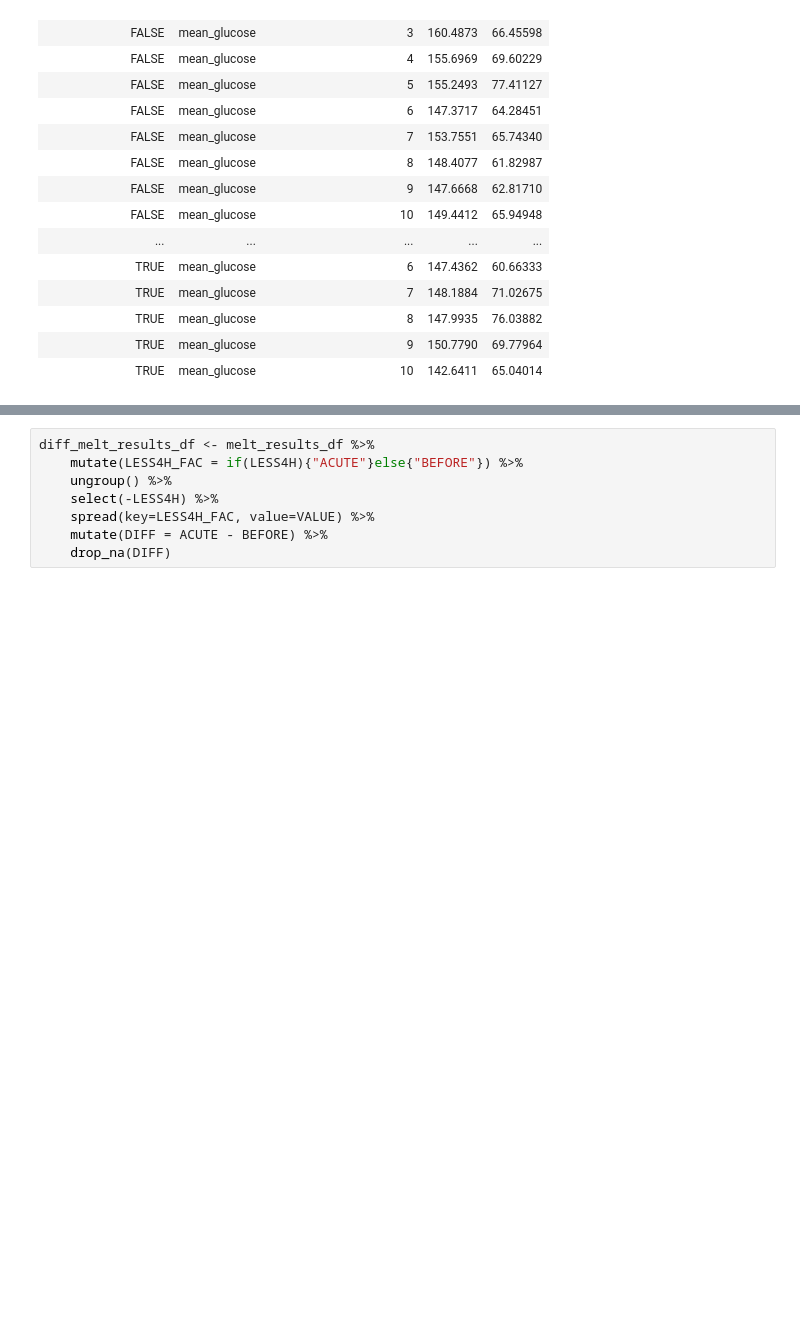
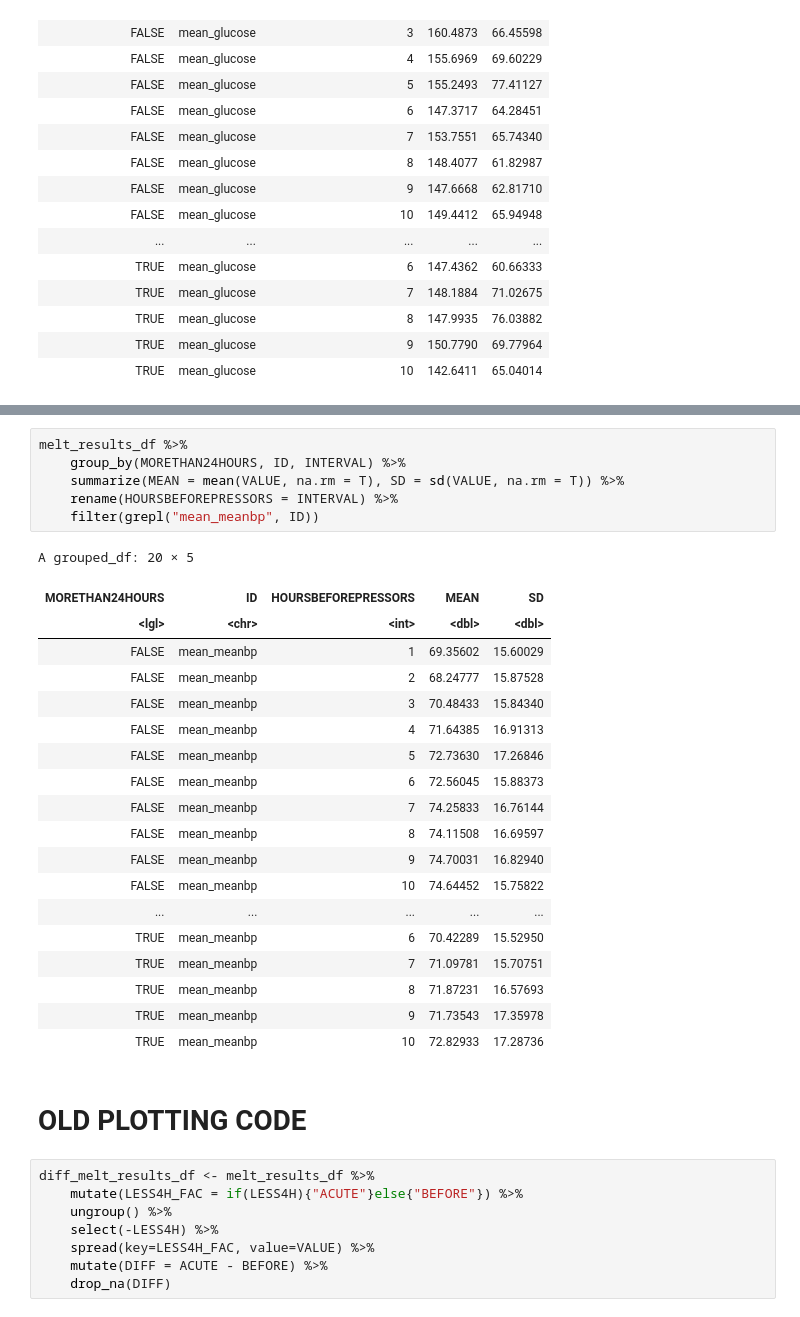
Before and after one commit to ruoyijiang/general, a Jupyter notebook: projects/haimovich_pressors/R_Pressor_Outcomes.ipynb, the cells around one changed output, grey strips where cells are left out. Saved outputs shown, nothing was run; the diff lists cells and outputs as text; blank space fills up the shorter version.

```diff
--- a/projects/haimovich_pressors/R_Pressor_Outcomes.ipynb
+++ b/projects/haimovich_pressors/R_Pressor_Outcomes.ipynb
@@ -668,3 +692,31 @@ A grouped_df: 20 × 5
+# %%
+melt_results_df %>%
+    group_by(MORETHAN24HOURS, ID, INTERVAL) %>%
+    summarize(MEAN = mean(VALUE, na.rm = T), SD = sd(VALUE, na.rm = T)) %>%
+    rename(HOURSBEFOREPRESSORS = INTERVAL) %>%
+    filter(grepl("mean_meanbp", ID))
+# %% [output]
+A grouped_df: 20 × 5
+| MORETHAN24HOURS | ID | HOURSBEFOREPRESSORS | MEAN | SD |
+| <lgl> | <chr> | <int> | <dbl> | <dbl> |
+| FALSE | mean_meanbp | 1 | 69.35602 | 15.60029 |
+| FALSE | mean_meanbp | 2 | 68.24777 | 15.87528 |
+| FALSE | mean_meanbp | 3 | 70.48433 | 15.84340 |
+| FALSE | mean_meanbp | 4 | 71.64385 | 16.91313 |
+| FALSE | mean_meanbp | 5 | 72.73630 | 17.26846 |
+| FALSE | mean_meanbp | 6 | 72.56045 | 15.88373 |
+| FALSE | mean_meanbp | 7 | 74.25833 | 16.76144 |
+| FALSE | mean_meanbp | 8 | 74.11508 | 16.69597 |
+| FALSE | mean_meanbp | 9 | 74.70031 | 16.82940 |
+| FALSE | mean_meanbp | 10 | 74.64452 | 15.75822 |
+| ... | ... | ... | ... | ... |
+| TRUE | mean_meanbp | 6 | 70.42289 | 15.52950 |
+| TRUE | mean_meanbp | 7 | 71.09781 | 15.70751 |
+| TRUE | mean_meanbp | 8 | 71.87231 | 16.57693 |
+| TRUE | mean_meanbp | 9 | 71.73543 | 17.35978 |
+| TRUE | mean_meanbp | 10 | 72.82933 | 17.28736 |
+# %% [markdown]
+# OLD PLOTTING CODE
 # %%
 diff_melt_results_df <- melt_results_df %>%
     mutate(LESS4H_FAC = if(LESS4H){"ACUTE"}else{"BEFORE"}) %>%
```
Also changed, not shown: parts of 2 cells of this notebook.
